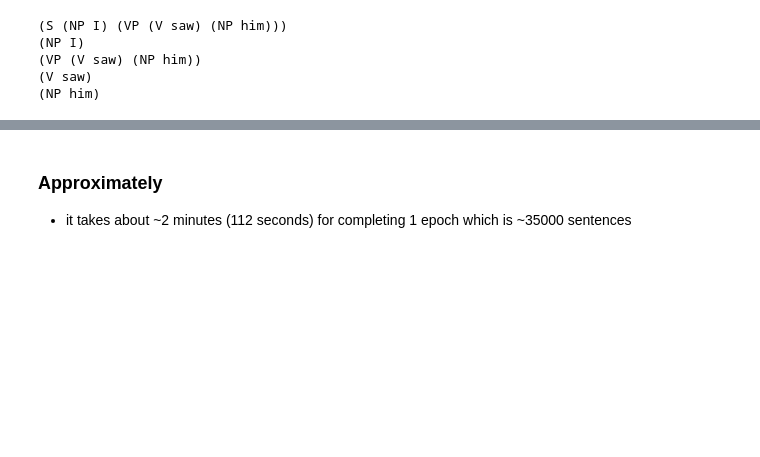
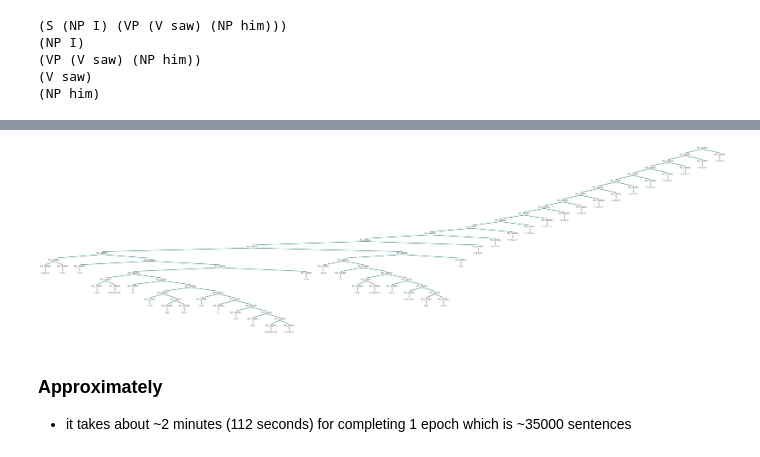
Before and after one commit to Kandy16/constituency-parsing, a Jupyter notebook: primitive-constituency-parsing-batching.ipynb, the cells around one changed output, grey strips where cells are left out. Drawn from its saved outputs; the diff is of its cells as text; code cells hidden in the pictures; blank space fills up the shorter version.

```diff
--- a/primitive-constituency-parsing-batching.ipynb
+++ b/primitive-constituency-parsing-batching.ipynb
@@ -476,0 +627,4 @@ Epoch Batch Loss Time(sec) Memory(MB)
+# %%
+result_set.iloc[0]['tree']
+# %% [output]
+[figure, added]
```
Also changed, not shown: parts of 8 cells of this notebook.
